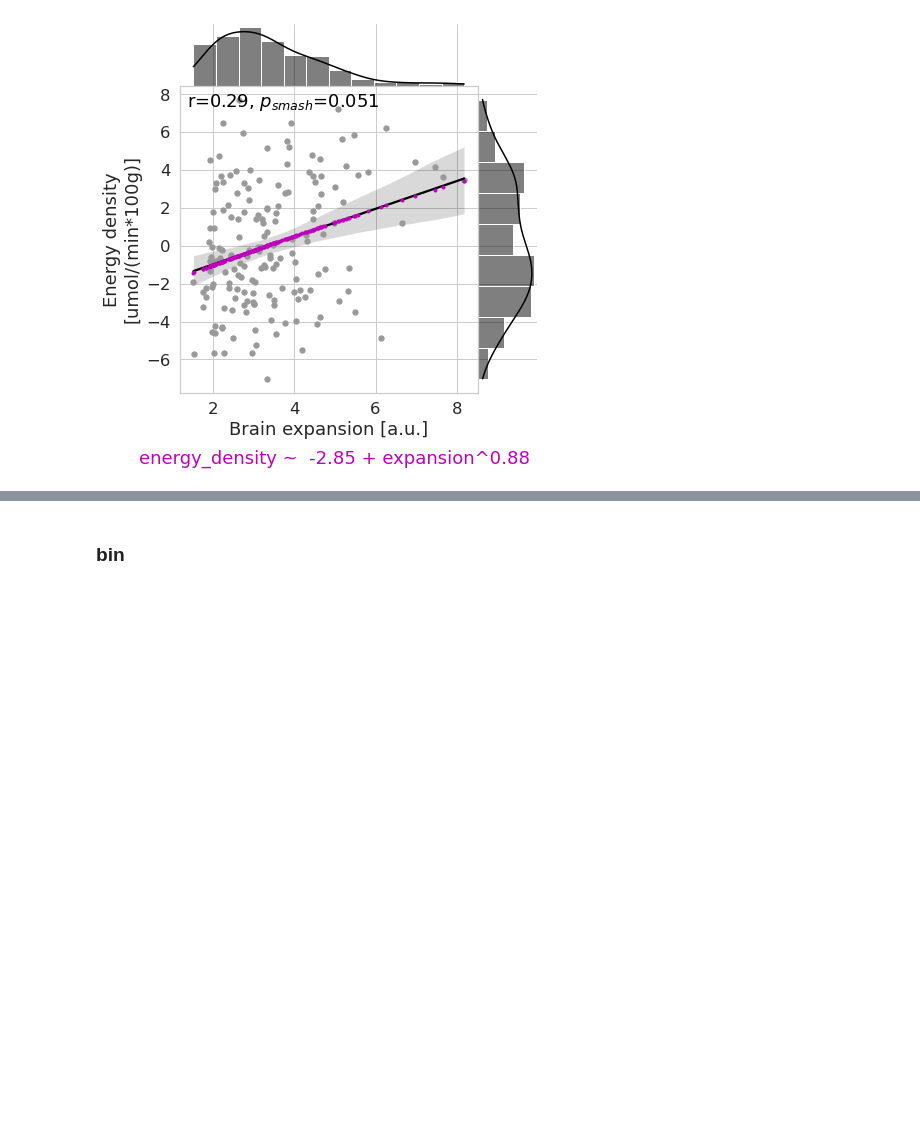
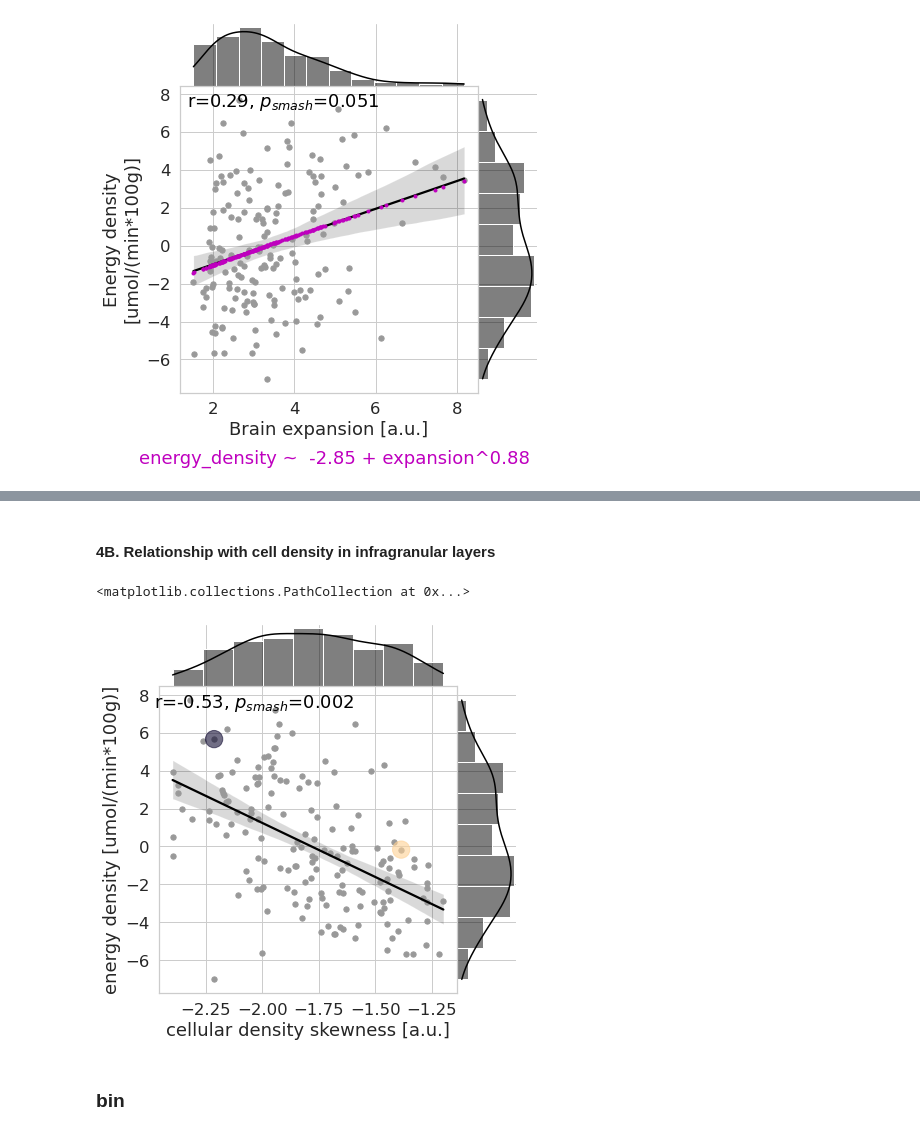
Before and after one commit to NeuroenergeticsLab/energetic_costs, a Jupyter notebook: scripts/Manuscript Figures.ipynb, the cells around one changed output, grey strips where cells are left out. Saved outputs shown, nothing was run; the diff lists cells and outputs as text; code cells hidden in the pictures; blank space fills up the shorter version.

```diff
--- a/scripts/Manuscript Figures.ipynb
+++ b/scripts/Manuscript Figures.ipynb
@@ -548,3 +601,17 @@ Text(0.18134752642363305, -10.759534282, 'energy_density ~  -2.85 + expansion^0.
+# %% [markdown]
+#### 4B. Relationship with cell density in infragranular layers
+# %%
+src.functions.smash_comp(bbl_roi_skew[:180],avg_roi_ed_vals,None,y_nii_fn=os.path.join(results_dir,'figures',f'fig4B_bb-skew_vs_ed.png'),
+                         ylabel='energy density [umol/(min*100g)]', xlabel='cellular density skewness [a.u.]',
+                         l=5,u=95,n_mad='min',p_uthr=1,plot=True,cmap=ListedColormap(extended_cm),print_text=False,plot_rnd=False,plot_surface=False,
+                         x_surr_corrs=cohorts_metadata['all']['smash_bb-skew_{}-{}'.format(x_var,y_var)])
+plt.gca().scatter(bbl_roi_skew[[lskew,hskew]],avg_roi_ed_vals[[lskew,hskew]],s=300, alpha=0.6,
+                  c=np.concatenate((getattr(plt.cm,'magma')(range(256))[24][np.newaxis,:],getattr(plt.cm,'magma')(range(256))[231][np.newaxis,:]),axis=0))
+#plt.figure()
+#plot_surf(np.array(bbl_roi_skew[:180]),os.path.join(img_dir,'bb_skew'),colorbar=True,cmap='magma',fig_title='BB skewness',vlow=5,vhigh=95)
+# %% [output]
+<matplotlib.collections.PathCollection at 0x...>
+[figure, added]
 # %% [markdown]
 ### bin
 # %%
```
Also changed, not shown: parts of 3 cells of this notebook, 2 other files.
